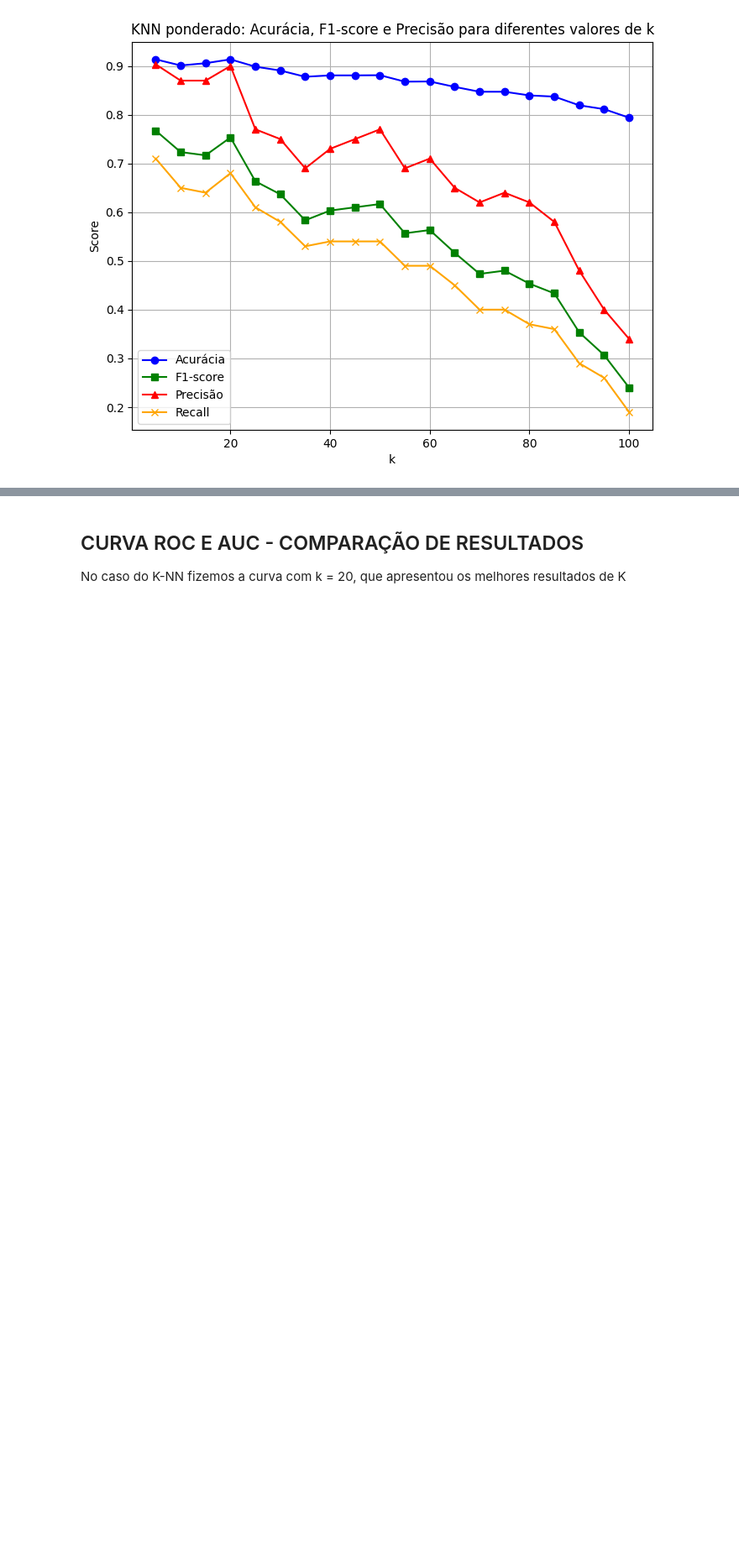
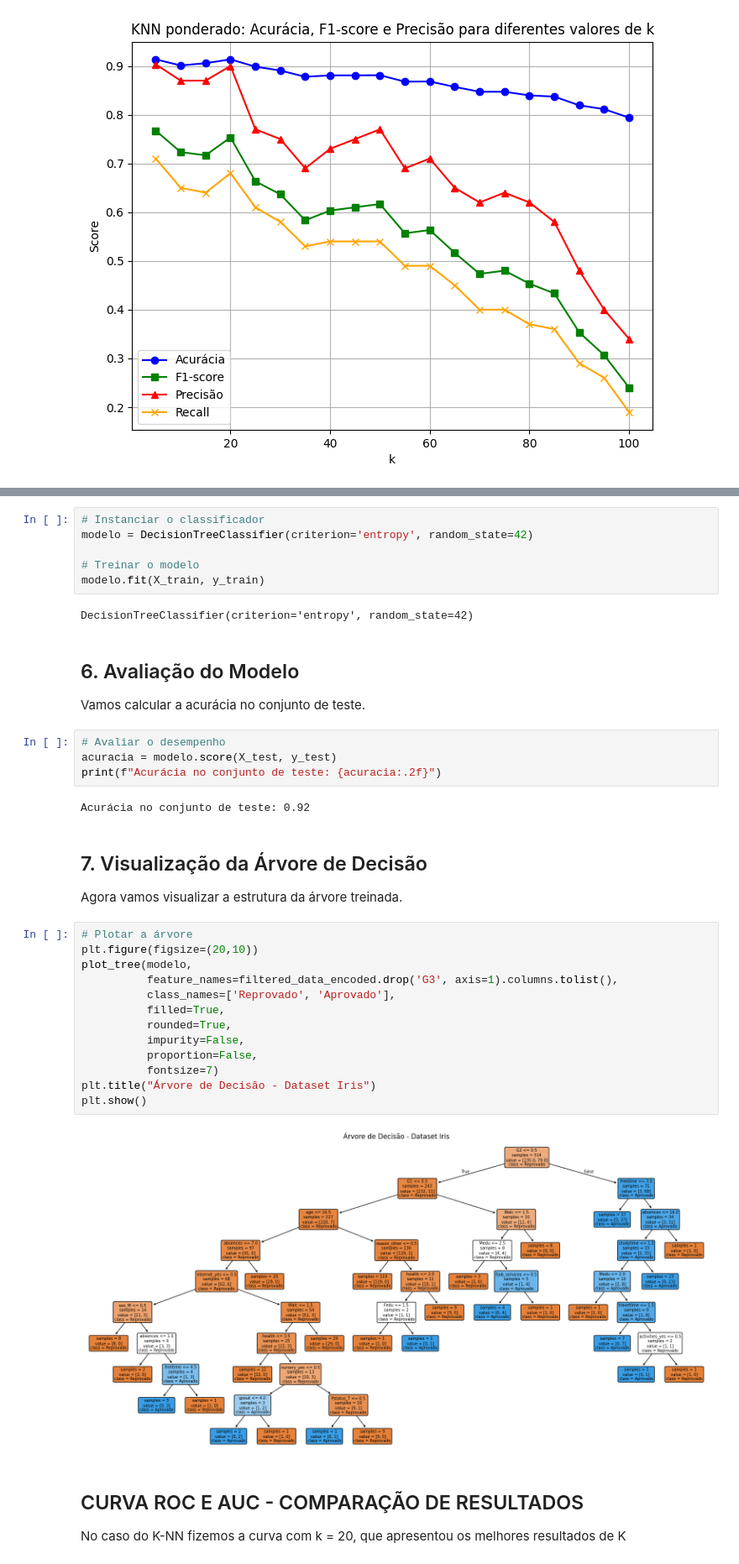
Before and after one commit to fioridaniel/GradePredictor-ML, a Jupyter notebook: trabalho.ipynb, the cells around one changed output, grey strips where cells are left out. Shown at 84% size. Cells and saved outputs as stored; diff of their text form; blank space fills up the shorter version.

```diff
--- a/trabalho.ipynb
+++ b/trabalho.ipynb
@@ -145,3 +152,40 @@ plt.show()
+# %%
+# Instanciar o classificador
+modelo = DecisionTreeClassifier(criterion='entropy', random_state=42)
+
+# Treinar o modelo
+modelo.fit(X_train, y_train)
+# %% [output]
+DecisionTreeClassifier(criterion='entropy', random_state=42)
+# %% [markdown]
+## 6. Avaliação do Modelo
+
+Vamos calcular a acurácia no conjunto de teste.
+# %%
+# Avaliar o desempenho
+acuracia = modelo.score(X_test, y_test)
+print(f"Acurácia no conjunto de teste: {acuracia:.2f}")
+# %% [output]
+Acurácia no conjunto de teste: 0.92
+# %% [markdown]
+## 7. Visualização da Árvore de Decisão
+
+Agora vamos visualizar a estrutura da árvore treinada.
+# %%
+# Plotar a árvore
+plt.figure(figsize=(20,10))
+plot_tree(modelo,
+          feature_names=filtered_data_encoded.drop('G3', axis=1).columns.tolist(),
+          class_names=['Reprovado', 'Aprovado'],
+          filled=True,
+          rounded=True,
+          impurity=False,
+          proportion=False,
+          fontsize=7)
+plt.title("Árvore de Decisão - Dataset Iris")
+plt.show()
+# %% [output]
+[figure, added]
 # %% [markdown]
 ## CURVA ROC E AUC - COMPARAÇÃO DE RESULTADOS
 No caso do K-NN fizemos a curva com k = 20, que apresentou os melhores resultados de K
```
Also changed, not shown: parts of 3 cells of this notebook.
